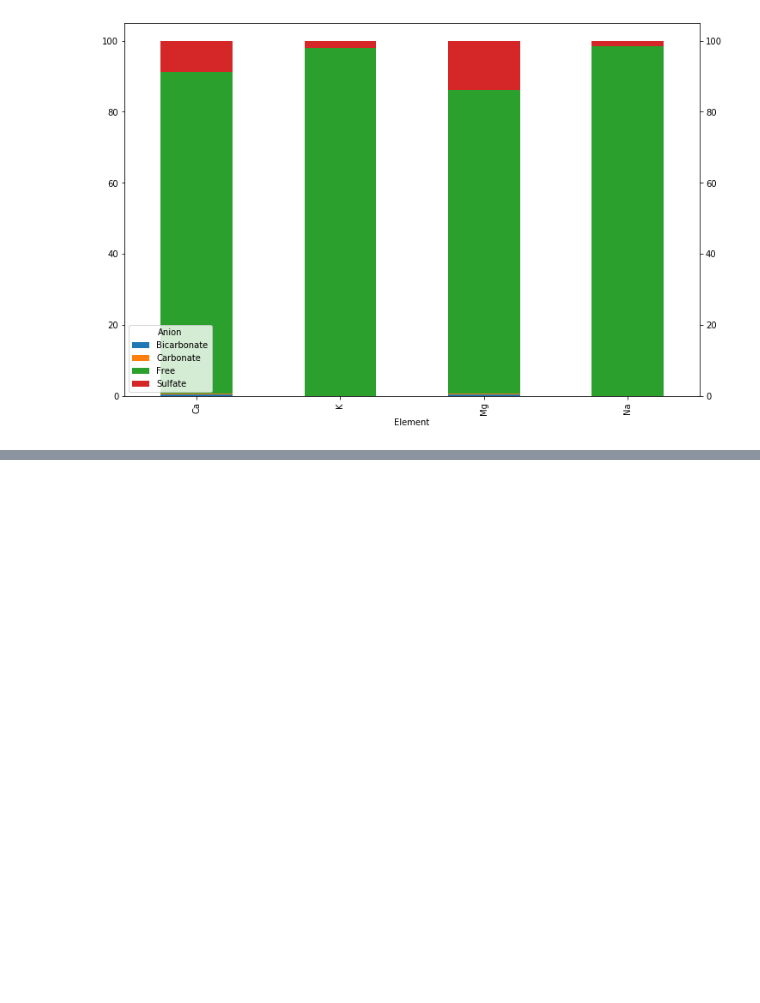
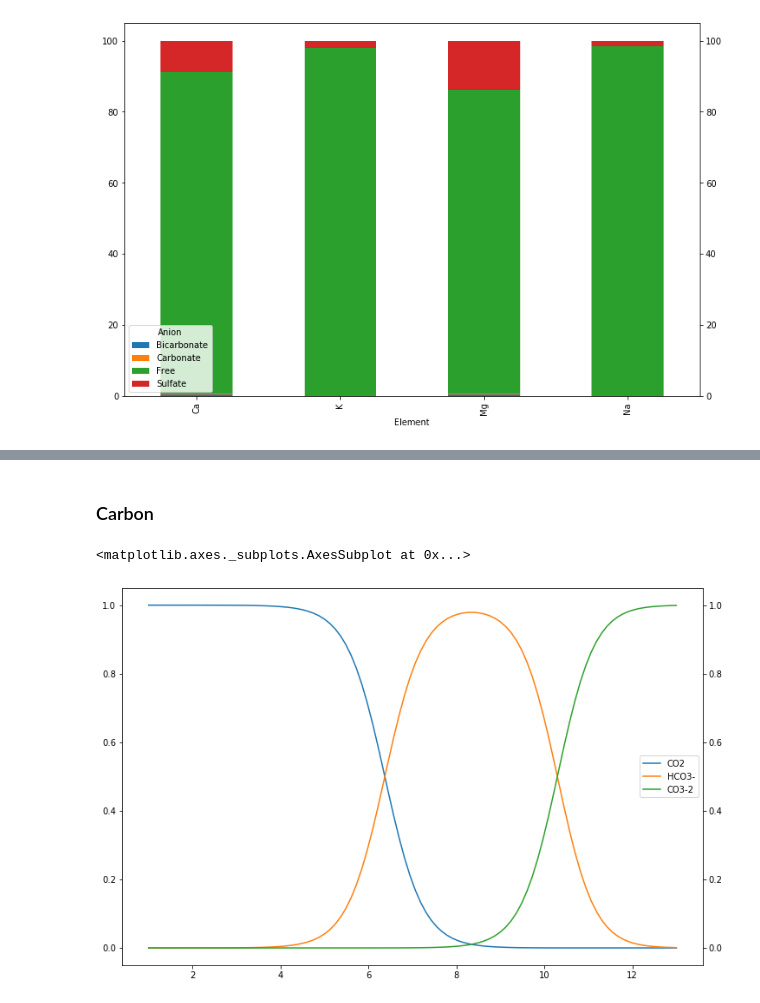
Before and after one commit to martinvoigt/askja-jupyter, a Jupyter notebook: Example.ipynb, the cells around one changed output, grey strips where cells are left out. Cells and saved outputs as stored; diff of their text form; code cells hidden in the pictures; blank space fills up the shorter version.

```diff
--- a/Example.ipynb
+++ b/Example.ipynb
@@ -76,0 +138,8 @@ pivot.plot.bar(stacked=True)
+# %% [markdown]
+### Carbon
+# %%
+CSpec = CalcSpeciation(element='C', species=['CO2','HCO3-','CO3-2'], temp=25, pHRange=[1,13], points=100)
+CSpec.plot()
+# %% [output]
+<matplotlib.axes._subplots.AxesSubplot at 0x...>
+[figure, added]
```
Also changed, not shown: parts of 10 cells of this notebook.
